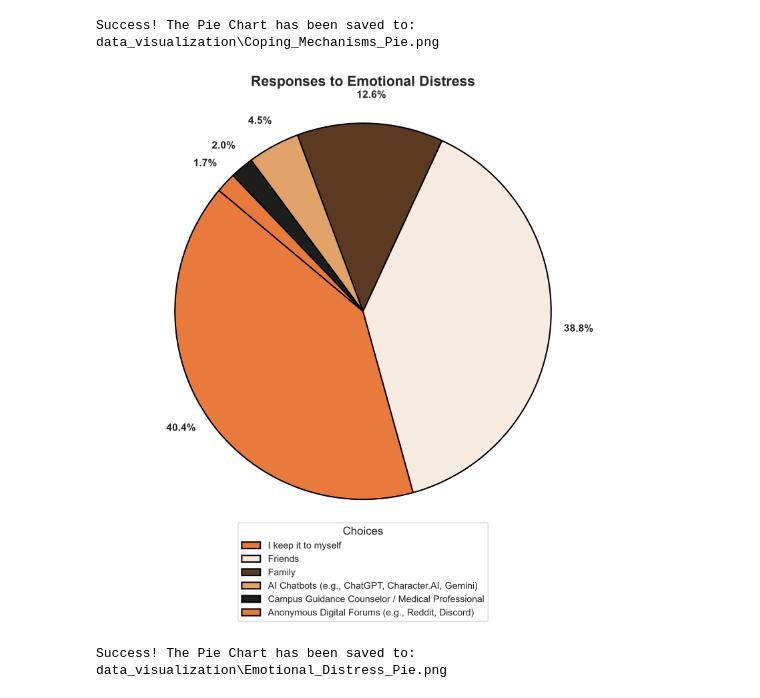
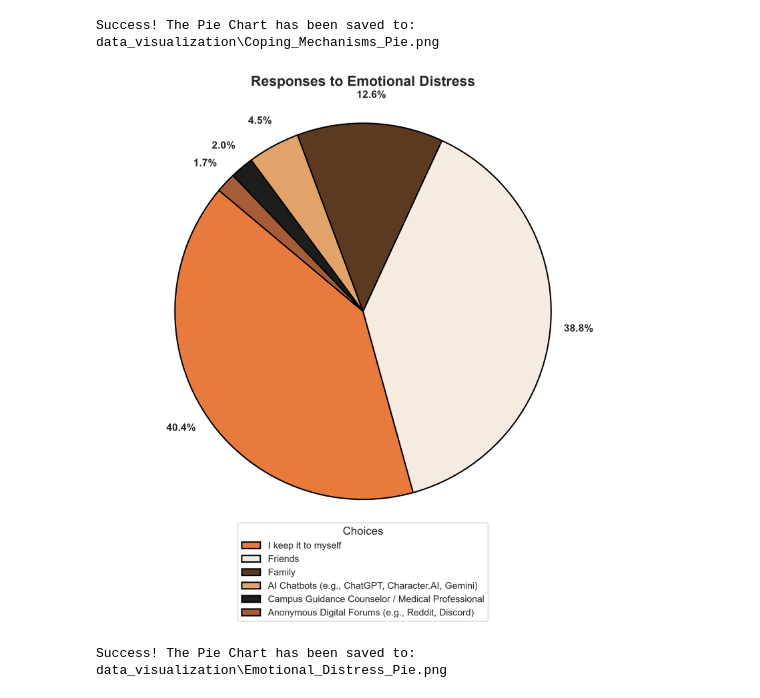
Before and after one commit to JohnLloydCanoy/amuma, a Jupyter notebook: interpretation/data_visualization.ipynb, the cells around one changed output. Saved outputs shown, nothing was run; the diff lists cells and outputs as text; code cells hidden in the pictures.

```diff
--- a/interpretation/data_visualization.ipynb
+++ b/interpretation/data_visualization.ipynb
@@ -449,9 +449,28 @@ sizes = answer_counts.values
 # 5. Set up the figure (Taller so the legend fits)
 plt.figure(figsize=(10, 8), dpi=300)
 
-# The Calico Theme Palette
-calico_colors = ["#E87A3E", "#F5EBE1", "#5C3A21", "#E2A36B", "#1D1D1B"]
-colors = [calico_colors[i % len(calico_colors)] for i in range(len(answer_counts))]
+# The EXTENDED Calico Theme Palette (13 unique earthy colors so they don't repeat!)
+extended_calico_colors = [
+    "#E87A3E",  # Original Orange
+    "#F5EBE1",  # Original Cream
+    "#5C3A21",  # Original Brown
+    "#E2A36B",  # Original Tan
+    "#1D1D1B",  # Original Black
+    "#A65D37",  # Rust Brown
+    "#D9C3A9",  # Beige
+    "#8C4F2B",  # Chocolate
+    "#F2C48D",  # Golden Orange
+    "#4A3525",  # Espresso
+    "#CF8A5F",  # Muted Clay
+    "#EBE2D5",  # Off-White
+    "#2C1F16",  # Deep Charcoal
+]
+
+# Loop them safely just in case
+colors = [
+    extended_calico_colors[i % len(extended_calico_colors)]
+    for i in range(len(answer_counts))
+]
 
 # 6. Create the Pie Chart
 wedges, texts, autotexts = plt.pie(
@@ -468,36 +487,34 @@ wedges, texts, autotexts = plt.pie(
 plt.title(
     "Responses to Emotional Distress",
     fontsize=15,
     fontweight="bold",
     pad=20,
 )
 
-# This ensures the pie is drawn as a perfect circle
 plt.axis("equal")
 
 # 8. Add the Legend at the Bottom
 plt.legend(
     wedges,
     labels,
     title="Choices",
     loc="upper center",
-    bbox_to_anchor=(0.5, 0.0),  # Pushes it below the chart
-    ncol=1,  # Lists them vertically
+    bbox_to_anchor=(0.5, 0.0),
+    ncol=1,
     fontsize=10,
 )
 
 # 9. Save to the specific folder
 save_folder = "data_visualization"
 os.makedirs(save_folder, exist_ok=True)
 
 file_path = os.path.join(save_folder, "Emotional_Distress_Pie.png")
 
 # bbox_inches="tight" ensures the bottom legend doesn't get cut off!
 plt.savefig(file_path, dpi=300, bbox_inches="tight")
-
 plt.show()
 
 print(f"Success! The Pie Chart has been saved to: {file_path}")
 # %% [output]
-[figure, old version]
+[figure, new version]
 Success! The Pie Chart has been saved to: data_visualization\Emotional_Distress_Pie.png
```
